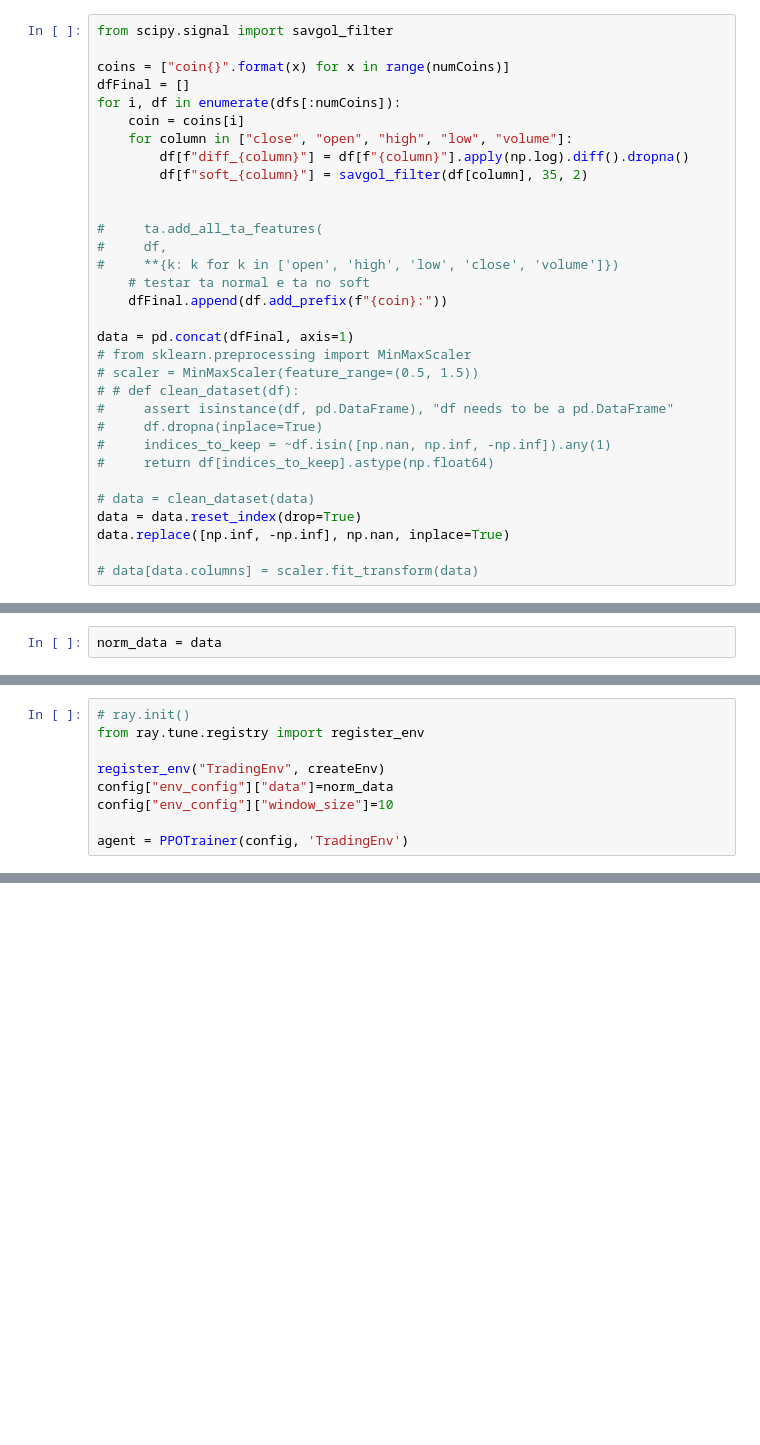
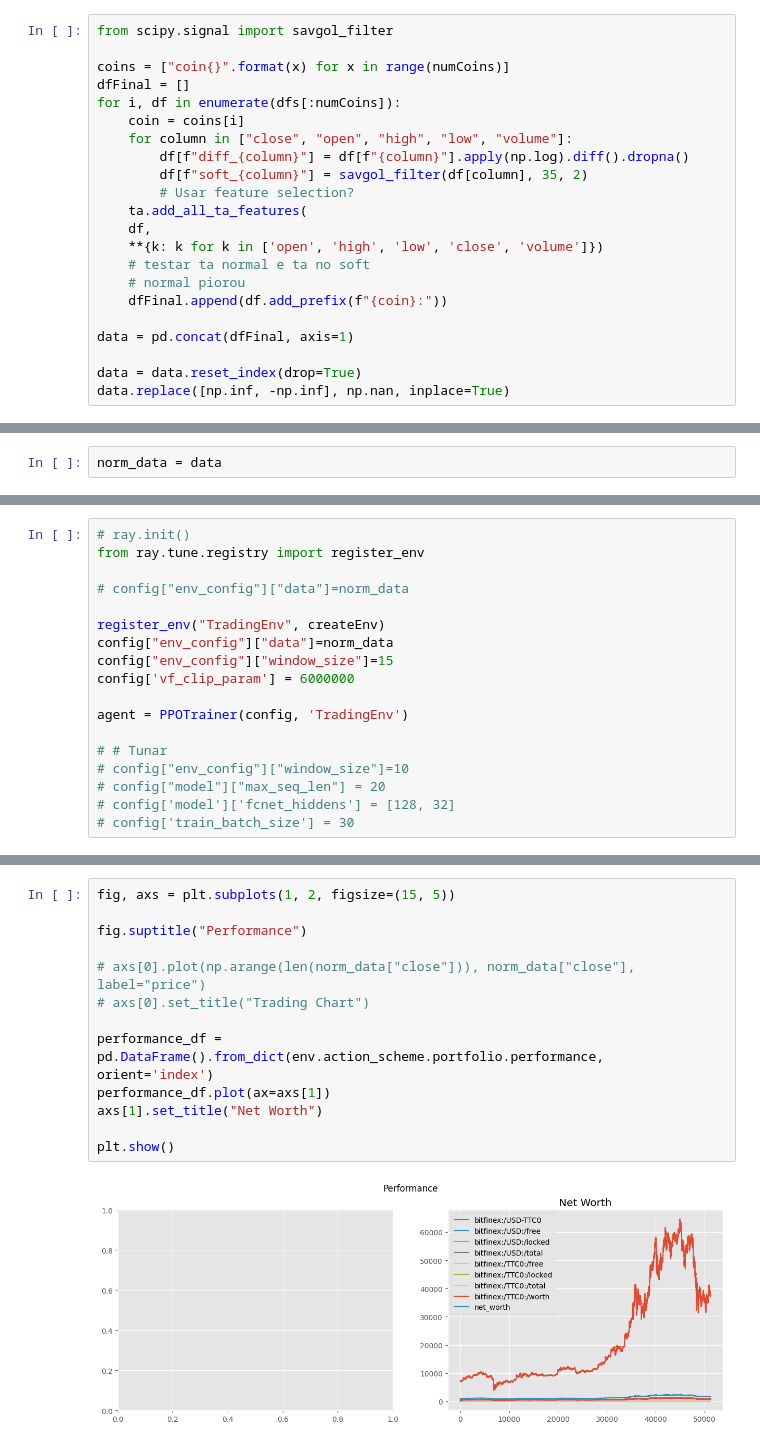
Before and after one commit to leandronogsantos/ReinforcementLearningTrading, a Jupyter notebook: ray-trainer.ipynb, the cells around one changed output, grey strips where cells are left out. Saved outputs shown, nothing was run; the diff lists cells and outputs as text; blank space fills up the shorter version.

Commit message:
testando novos parametros

```diff
--- a/ray-trainer.ipynb
+++ b/ray-trainer.ipynb
@@ -194,25 +321,15 @@ for i, df in enumerate(dfs[:numCoins]):
     for column in ["close", "open", "high", "low", "volume"]:
         df[f"diff_{column}"] = df[f"{column}"].apply(np.log).diff().dropna()
         df[f"soft_{column}"] = savgol_filter(df[column], 35, 2)
-
-
-#     ta.add_all_ta_features(
-#     df,
-#     **{k: k for k in ['open', 'high', 'low', 'close', 'volume']})
+        # Usar feature selection?
+    ta.add_all_ta_features(
+    df,
+    **{k: k for k in ['open', 'high', 'low', 'close', 'volume']})
     # testar ta normal e ta no soft
+    # normal piorou
     dfFinal.append(df.add_prefix(f"{coin}:"))
 
 data = pd.concat(dfFinal, axis=1)
-# from sklearn.preprocessing import MinMaxScaler
-# scaler = MinMaxScaler(feature_range=(0.5, 1.5))
-# # def clean_dataset(df):
-#     assert isinstance(df, pd.DataFrame), "df needs to be a pd.DataFrame"
-#     df.dropna(inplace=True)
-#     indices_to_keep = ~df.isin([np.nan, np.inf, -np.inf]).any(1)
-#     return df[indices_to_keep].astype(np.float64)
 
-# data = clean_dataset(data)
 data = data.reset_index(drop=True)
 data.replace([np.inf, -np.inf], np.nan, inplace=True)
-
-# data[data.columns] = scaler.fit_transform(data)
@@ -260,9 +400,18 @@ norm_data = data
 # ray.init()
 from ray.tune.registry import register_env
 
+# config["env_config"]["data"]=norm_data
+
 register_env("TradingEnv", createEnv)
 config["env_config"]["data"]=norm_data
-config["env_config"]["window_size"]=10
+config["env_config"]["window_size"]=15
+config['vf_clip_param'] = 6000000
 
 agent = PPOTrainer(config, 'TradingEnv')
+
+# # Tunar
+# config["env_config"]["window_size"]=10
+# config["model"]["max_seq_len"] = 20
+# config['model']['fcnet_hiddens'] = [128, 32]
+# config['train_batch_size'] = 30
 # %% [output]
@@ -423,0 +537,15 @@ a.format(aa="20")
+# %%
+fig, axs = plt.subplots(1, 2, figsize=(15, 5))
+
+fig.suptitle("Performance")
+
+# axs[0].plot(np.arange(len(norm_data["close"])), norm_data["close"], label="price")
+# axs[0].set_title("Trading Chart")
+
+performance_df = pd.DataFrame().from_dict(env.action_scheme.portfolio.performance, orient='index')
+performance_df.plot(ax=axs[1])
+axs[1].set_title("Net Worth")
+
+plt.show()
+# %% [output]
+[figure, added]
```
Also changed, not shown: parts of 51 cells of this notebook.
